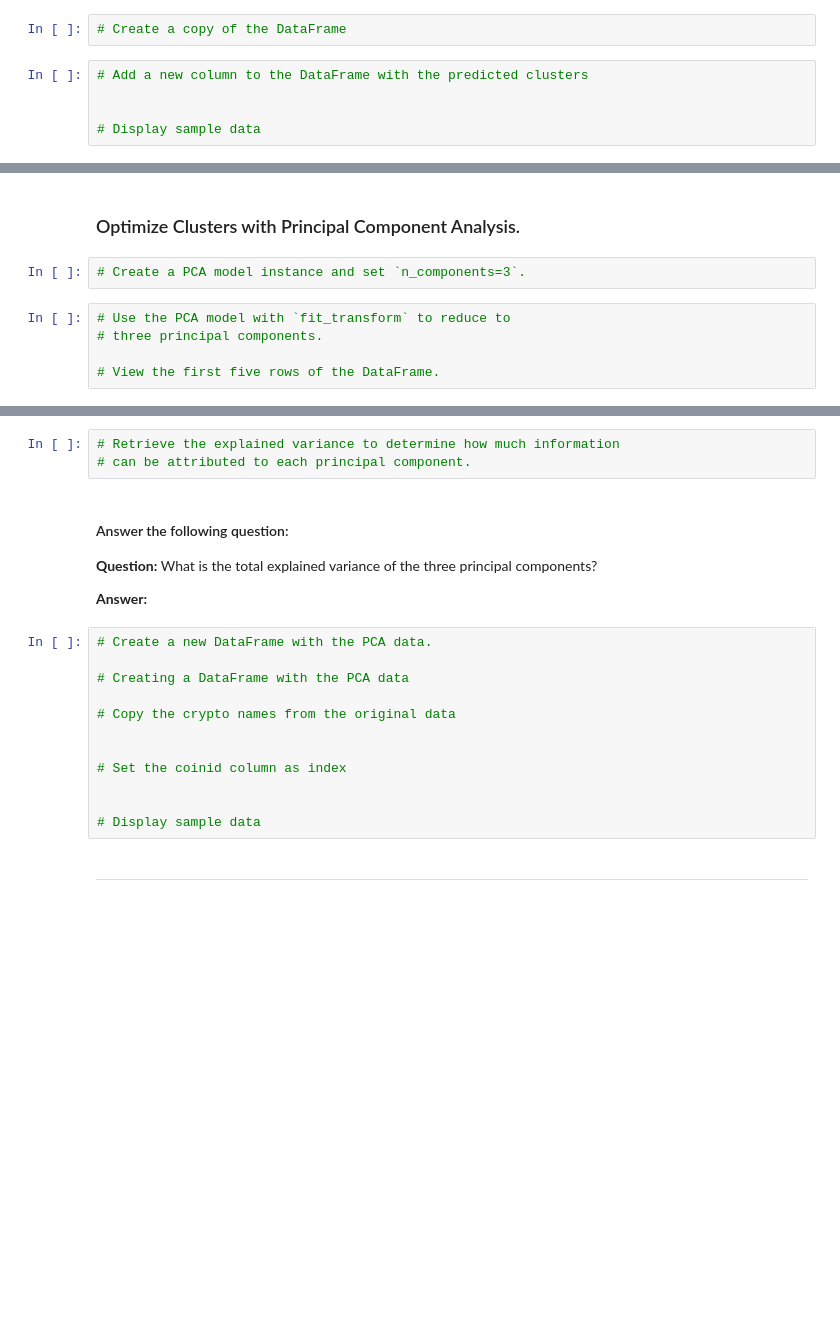
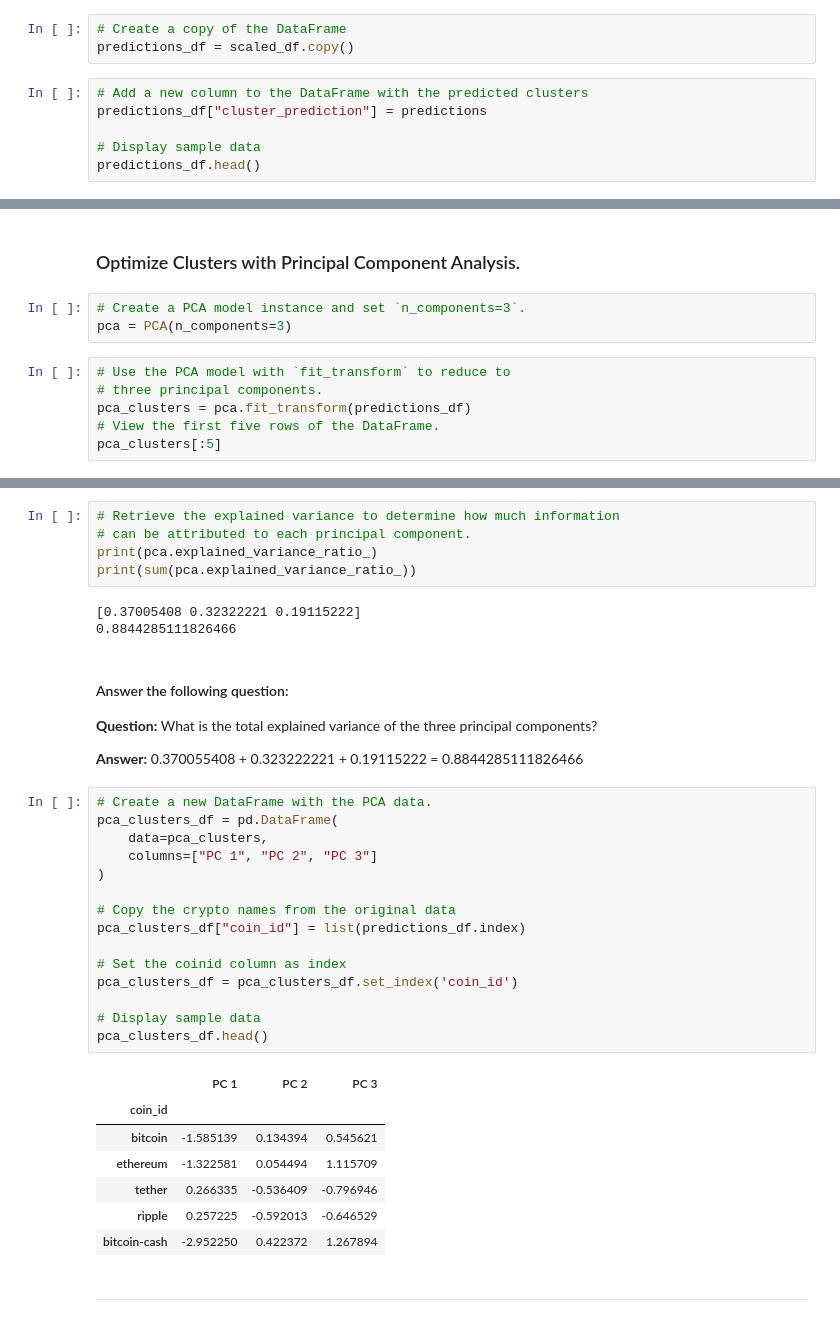
Before and after one commit to keyanap/CryptoClustering, a Jupyter notebook: Crypto_Clustering.ipynb, the cells around one changed output, grey strips where cells are left out. Drawn from its saved outputs; the diff is of its cells as text; blank space fills up the shorter version.

Commit message:
Cluster with K-means and Optimize Clusters with PCA completed

```diff
--- a/Crypto_Clustering.ipynb
+++ b/Crypto_Clustering.ipynb
@@ -159,7 +168,9 @@ elbow_df.hvplot.line(
 # %%
 # Create a copy of the DataFrame
+predictions_df = scaled_df.copy()
 # %%
 # Add a new column to the DataFrame with the predicted clusters
-
+predictions_df["cluster_prediction"] = predictions
 
 # Display sample data
+predictions_df.head()
@@ -175,8 +202,10 @@ elbow_df.hvplot.line(
 ### Optimize Clusters with Principal Component Analysis.
 # %%
 # Create a PCA model instance and set `n_components=3`.
+pca = PCA(n_components=3)
 # %%
 # Use the PCA model with `fit_transform` to reduce to
 # three principal components.
-
+pca_clusters = pca.fit_transform(predictions_df)
 # View the first five rows of the DataFrame.
+pca_clusters[:5]
@@ -183,24 +218,40 @@ elbow_df.hvplot.line(
 # %%
 # Retrieve the explained variance to determine how much information
 # can be attributed to each principal component.
+print(pca.explained_variance_ratio_)
+print(sum(pca.explained_variance_ratio_))
+# %% [output]
+[0.37005408 0.32322221 0.19115222]
+0.8844285111826466
 # %% [markdown]
 #### Answer the following question:
 
 **Question:** What is the total explained variance of the three principal components?
 
-**Answer:**
+**Answer:** 0.370055408 + 0.323222221 + 0.19115222 = 0.8844285111826466
 # %%
 # Create a new DataFrame with the PCA data.
-
-# Creating a DataFrame with the PCA data
+pca_clusters_df = pd.DataFrame(
+    data=pca_clusters,
+    columns=["PC 1", "PC 2", "PC 3"]
+)
 
 # Copy the crypto names from the original data
-
+pca_clusters_df["coin_id"] = list(predictions_df.index)
 
 # Set the coinid column as index
-
+pca_clusters_df = pca_clusters_df.set_index('coin_id')
 
 # Display sample data
+pca_clusters_df.head()
+# %% [output]
+|  | PC 1 | PC 2 | PC 3 |
+| coin_id |  |  |  |
+| bitcoin | -1.585139 | 0.134394 | 0.545621 |
+| ethereum | -1.322581 | 0.054494 | 1.115709 |
+| tether | 0.266335 | -0.536409 | -0.796946 |
+| ripple | 0.257225 | -0.592013 | -0.646529 |
+| bitcoin-cash | -2.952250 | 0.422372 | 1.267894 |
 # %% [markdown]
 ---
 # %% [markdown]
```
Also changed, not shown: parts of 6 cells of this notebook.
